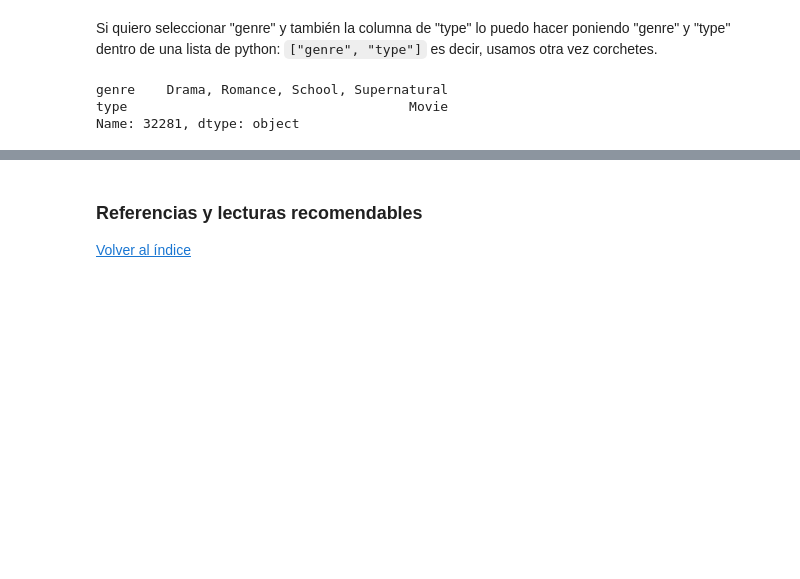
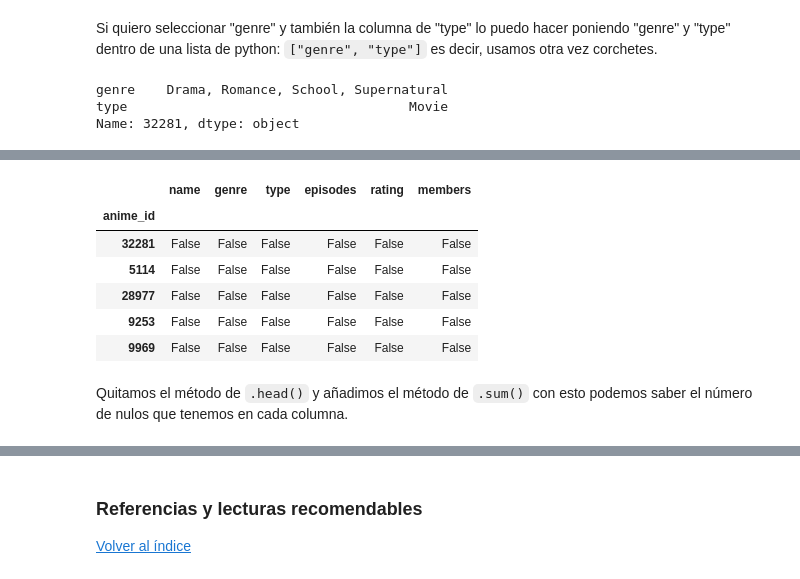
Before and after one commit to DalilaGimenez/nuclio_charlas, a Jupyter notebook: PANDAS.ipynb, the cells around one changed output, grey strips where cells are left out. Drawn from its saved outputs; the diff is of its cells as text; code cells hidden in the pictures; blank space fills up the shorter version.

```diff
--- a/PANDAS.ipynb
+++ b/PANDAS.ipynb
@@ -461,3 +324,0 @@ La implementación anterior utiliza una variable temporal, en nuestro caso resul
-# %%
-# best praxis
-df["New_col_1_bp"] = df.groupby("Categorical_1")["Column_1"].transform(np.sum)
@@ -570,2 +324,0 @@ Por supuesto la función anterior la podemos utilizar con un pandas transform
-# %%
-df["New_col_2_cf_bp"] = df.groupby("Categorical_1")["Column_2"].transform(custom_func_non_negative_sum)
@@ -667,0 +423,12 @@ Recomendamos a los alumnos que los vayan incorporando en su kit diario cuanto an
+# %%
+df.head().isnull()
+# %% [output]
+|  | name | genre | type | episodes | rating | members |
+| anime_id |  |  |  |  |  |  |
+| 32281 | False | False | False | False | False | False |
+| 5114 | False | False | False | False | False | False |
+| 28977 | False | False | False | False | False | False |
+| 9253 | False | False | False | False | False | False |
+| 9969 | False | False | False | False | False | False |
+# %% [markdown]
+Quitamos el método de `.head()` y añadimos el método de `.sum()` con esto podemos saber el número de nulos que tenemos en cada columna.
```
Also changed, not shown: parts of 112 cells of this notebook, 2 other files.
